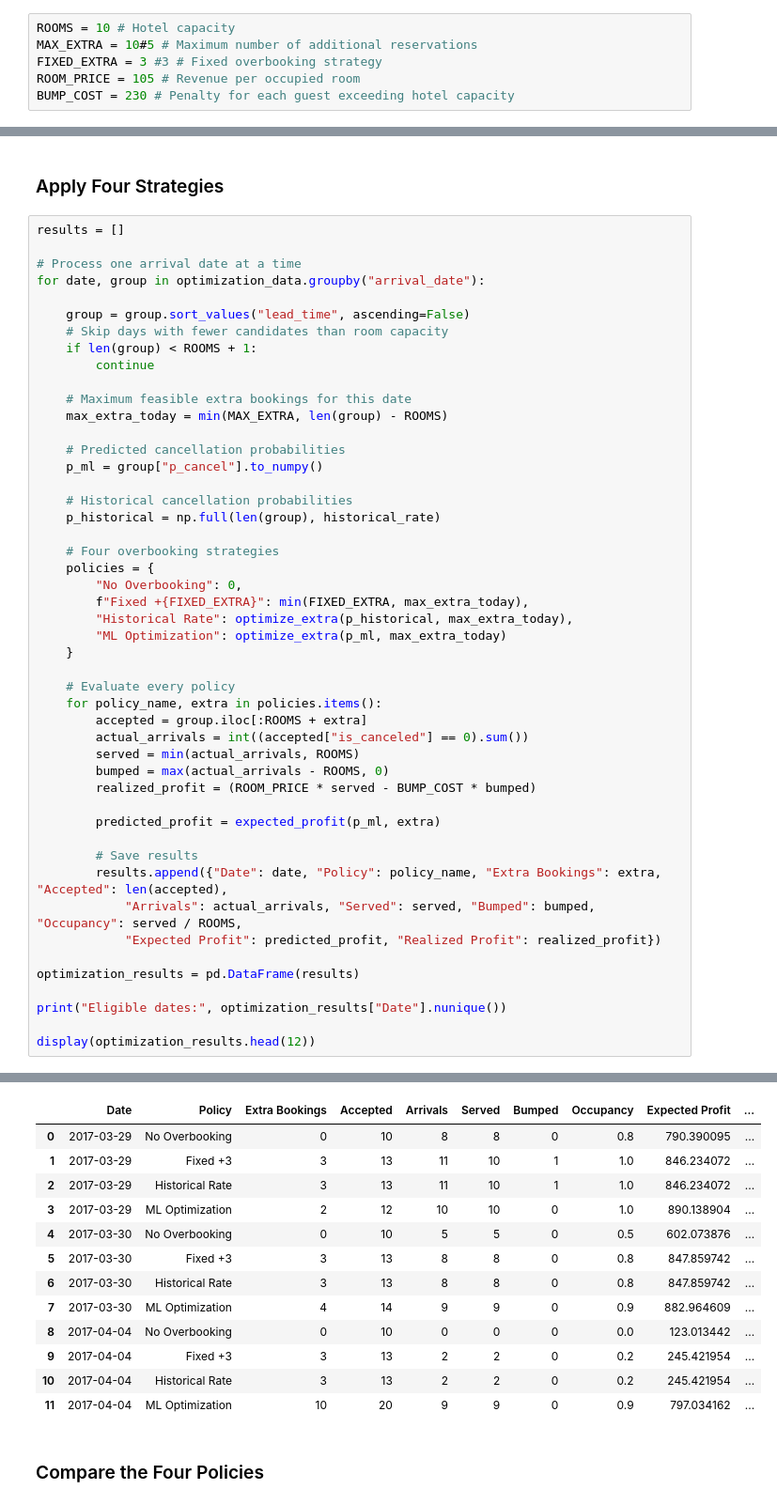
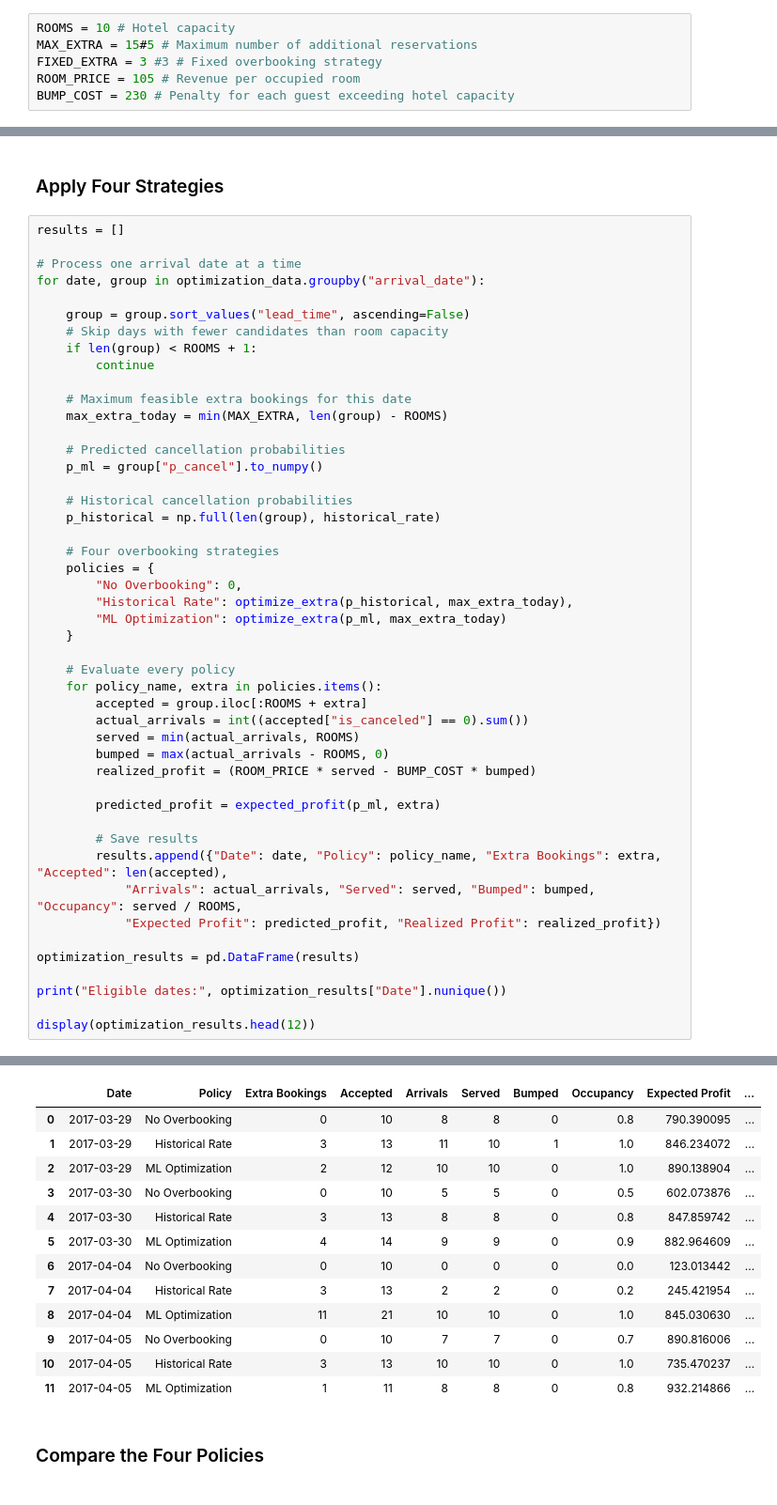
Before and after one commit to samanteymoorian/Hotel-Cancellation-Prediction-and-Overbooking-Optimization, a Jupyter notebook: Hotel Cancellation Prediction and Overbooking Optimization.ipynb, the cells around one changed output, grey strips where cells are left out. Shown at 94% size. Cells and saved outputs as stored; diff of their text form.

```diff
--- a/Hotel Cancellation Prediction and Overbooking Optimization.ipynb
+++ b/Hotel Cancellation Prediction and Overbooking Optimization.ipynb
@@ -506,7 +506,7 @@ Average ADR: 106.01
 ### Define parameters:
 # %%
 ROOMS = 10 # Hotel capacity
-MAX_EXTRA = 10#5 # Maximum number of additional reservations
+MAX_EXTRA = 15#5 # Maximum number of additional reservations
 FIXED_EXTRA = 3 #3 # Fixed overbooking strategy
 ROOM_PRICE = 105 # Revenue per occupied room
 BUMP_COST = 230 # Penalty for each guest exceeding hotel capacity
@@ -587,46 +587,45 @@ for date, group in optimization_data.groupby("arrival_date"):
     # Four overbooking strategies
     policies = {
         "No Overbooking": 0,
-        f"Fixed +{FIXED_EXTRA}": min(FIXED_EXTRA, max_extra_today),
         "Historical Rate": optimize_extra(p_historical, max_extra_today),
         "ML Optimization": optimize_extra(p_ml, max_extra_today)
     }
 
     # Evaluate every policy
     for policy_name, extra in policies.items():
         accepted = group.iloc[:ROOMS + extra]
         actual_arrivals = int((accepted["is_canceled"] == 0).sum())
         served = min(actual_arrivals, ROOMS)
         bumped = max(actual_arrivals - ROOMS, 0)
         realized_profit = (ROOM_PRICE * served - BUMP_COST * bumped)
 
         predicted_profit = expected_profit(p_ml, extra)
 
         # Save results
         results.append({"Date": date, "Policy": policy_name, "Extra Bookings": extra, "Accepted": len(accepted),
             "Arrivals": actual_arrivals, "Served": served, "Bumped": bumped, "Occupancy": served / ROOMS,
             "Expected Profit": predicted_profit, "Realized Profit": realized_profit})
 
 optimization_results = pd.DataFrame(results)
 
 print("Eligible dates:", optimization_results["Date"].nunique())
 
 display(optimization_results.head(12))
 # %% [output]
 Eligible dates: 111
 |  | Date | Policy | Extra Bookings | Accepted | Arrivals | Served | Bumped | Occupancy | Expected Profit | ... |
 | 0 | 2017-03-29 | No Overbooking | 0 | 10 | 8 | 8 | 0 | 0.8 | 790.390095 | ... |
-| 1 | 2017-03-29 | Fixed +3 | 3 | 13 | 11 | 10 | 1 | 1.0 | 846.234072 | ... |
-| 2 | 2017-03-29 | Historical Rate | 3 | 13 | 11 | 10 | 1 | 1.0 | 846.234072 | ... |
-| 3 | 2017-03-29 | ML Optimization | 2 | 12 | 10 | 10 | 0 | 1.0 | 890.138904 | ... |
-| 4 | 2017-03-30 | No Overbooking | 0 | 10 | 5 | 5 | 0 | 0.5 | 602.073876 | ... |
-| 5 | 2017-03-30 | Fixed +3 | 3 | 13 | 8 | 8 | 0 | 0.8 | 847.859742 | ... |
-| 6 | 2017-03-30 | Historical Rate | 3 | 13 | 8 | 8 | 0 | 0.8 | 847.859742 | ... |
-| 7 | 2017-03-30 | ML Optimization | 4 | 14 | 9 | 9 | 0 | 0.9 | 882.964609 | ... |
-| 8 | 2017-04-04 | No Overbooking | 0 | 10 | 0 | 0 | 0 | 0.0 | 123.013442 | ... |
-| 9 | 2017-04-04 | Fixed +3 | 3 | 13 | 2 | 2 | 0 | 0.2 | 245.421954 | ... |
-| 10 | 2017-04-04 | Historical Rate | 3 | 13 | 2 | 2 | 0 | 0.2 | 245.421954 | ... |
-| 11 | 2017-04-04 | ML Optimization | 10 | 20 | 9 | 9 | 0 | 0.9 | 797.034162 | ... |
+| 1 | 2017-03-29 | Historical Rate | 3 | 13 | 11 | 10 | 1 | 1.0 | 846.234072 | ... |
+| 2 | 2017-03-29 | ML Optimization | 2 | 12 | 10 | 10 | 0 | 1.0 | 890.138904 | ... |
+| 3 | 2017-03-30 | No Overbooking | 0 | 10 | 5 | 5 | 0 | 0.5 | 602.073876 | ... |
+| 4 | 2017-03-30 | Historical Rate | 3 | 13 | 8 | 8 | 0 | 0.8 | 847.859742 | ... |
+| 5 | 2017-03-30 | ML Optimization | 4 | 14 | 9 | 9 | 0 | 0.9 | 882.964609 | ... |
+| 6 | 2017-04-04 | No Overbooking | 0 | 10 | 0 | 0 | 0 | 0.0 | 123.013442 | ... |
+| 7 | 2017-04-04 | Historical Rate | 3 | 13 | 2 | 2 | 0 | 0.2 | 245.421954 | ... |
+| 8 | 2017-04-04 | ML Optimization | 11 | 21 | 10 | 10 | 0 | 1.0 | 845.030630 | ... |
+| 9 | 2017-04-05 | No Overbooking | 0 | 10 | 7 | 7 | 0 | 0.7 | 890.816006 | ... |
+| 10 | 2017-04-05 | Historical Rate | 3 | 13 | 10 | 10 | 0 | 1.0 | 735.470237 | ... |
+| 11 | 2017-04-05 | ML Optimization | 1 | 11 | 8 | 8 | 0 | 0.8 | 932.214866 | ... |
 # %% [markdown]
 ### Compare the Four Policies
 # %%
```
Also changed, not shown: parts of 4 cells of this notebook.
